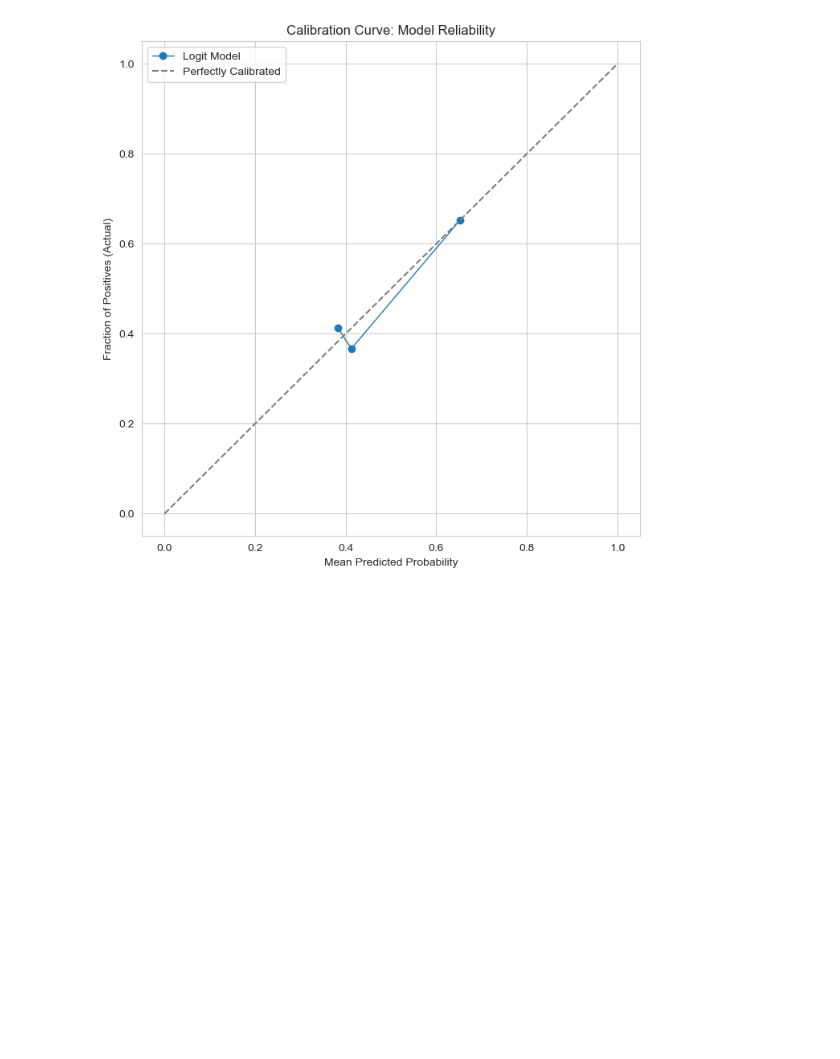
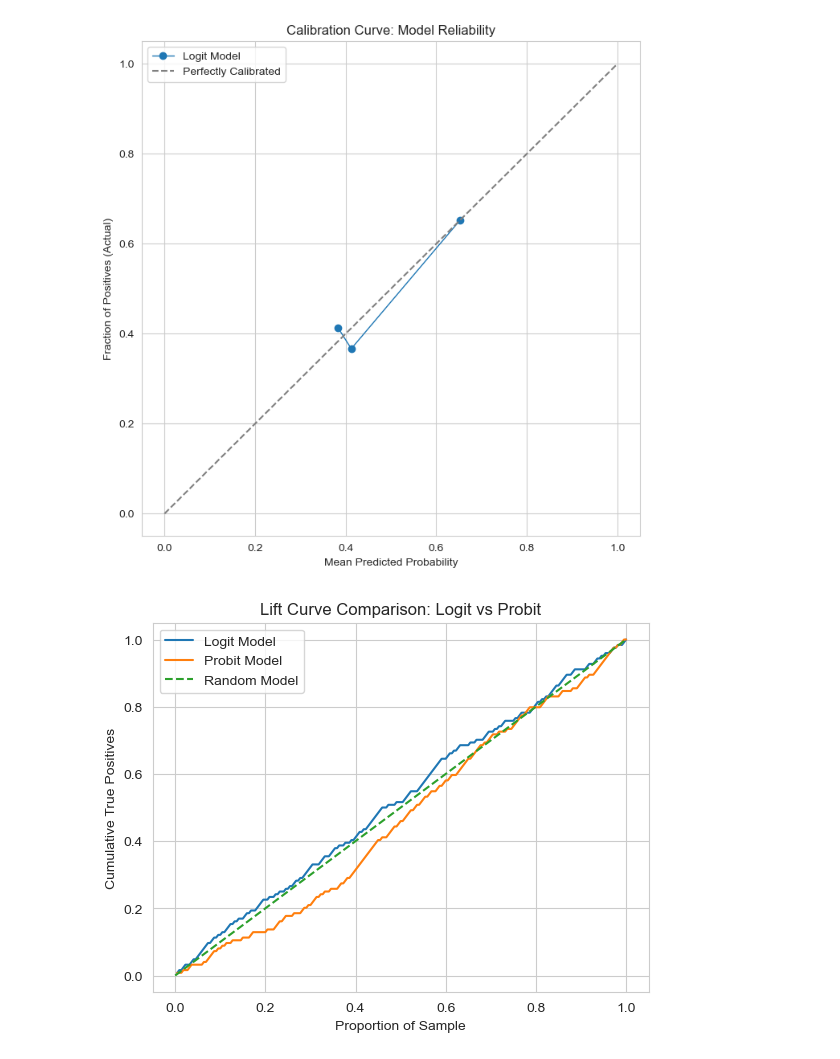
Before and after one commit to acdas10/AI-Recommendation-and-Trust, a Jupyter notebook: hypothesis_testing_understanding verification.ipynb, the cells around one changed output. Drawn from its saved outputs; the diff is of its cells as text; code cells hidden in the pictures; blank space fills up the shorter version.

Commit message:
Added one more comparison graph

```diff
--- a/hypothesis_testing_understanding verification.ipynb
+++ b/hypothesis_testing_understanding verification.ipynb
@@ -829,3 +829,45 @@ plt.legend()
 plt.show()
 # %% [output]
 [figure]
+# %%
+import numpy as np
+import matplotlib.pyplot as plt
+
+# Predicted probabilities
+logit_probs = model_trust.predict()
+probit_probs = model_concern.predict()
+
+# True values
+y_true = y_trust.values
+
+# Function to compute lift
+def lift_curve(y_true, probs):
+    data = np.column_stack((probs, y_true))
+    data = data[data[:,0].argsort()[::-1]]  # sort by probability descending
+
+    cum_positives = np.cumsum(data[:,1])
+    total_positives = np.sum(y_true)
+
+    lift = cum_positives / total_positives
+    population = np.arange(1, len(y_true)+1) / len(y_true)
+
+    return population, lift
+
+pop_logit, lift_logit = lift_curve(y_true, logit_probs)
+pop_probit, lift_probit = lift_curve(y_true, probit_probs)
+
+plt.figure()
+
+plt.plot(pop_logit, lift_logit, label="Logit Model")
+plt.plot(pop_probit, lift_probit, label="Probit Model")
+
+plt.plot([0,1], [0,1], linestyle="--", label="Random Model")
+
+plt.xlabel("Proportion of Sample")
+plt.ylabel("Cumulative True Positives")
+plt.title("Lift Curve Comparison: Logit vs Probit")
+
+plt.legend()
+plt.show()
+# %% [output]
+[figure, added]
```
Also changed, not shown: parts of 7 cells of this notebook.
